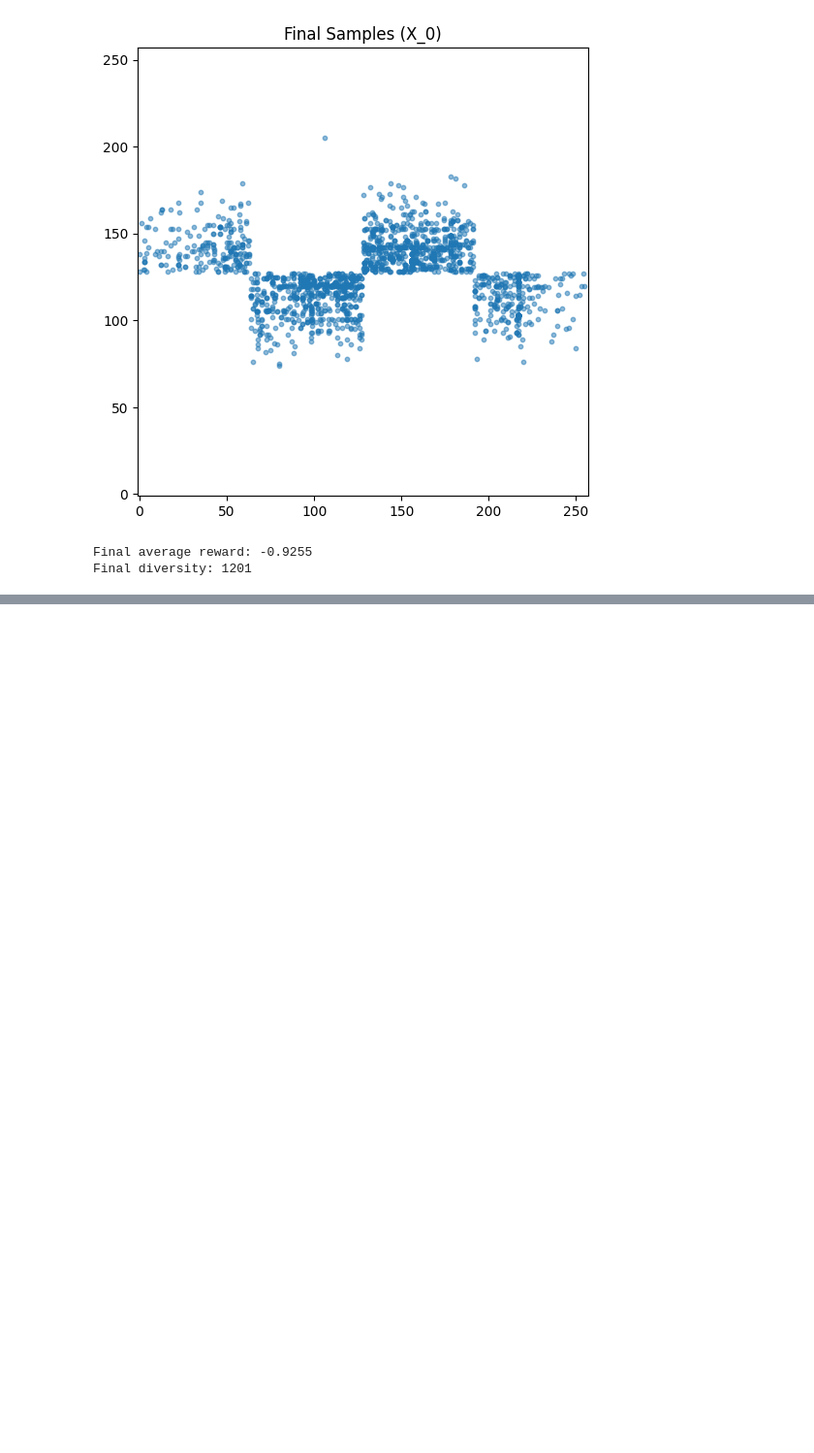
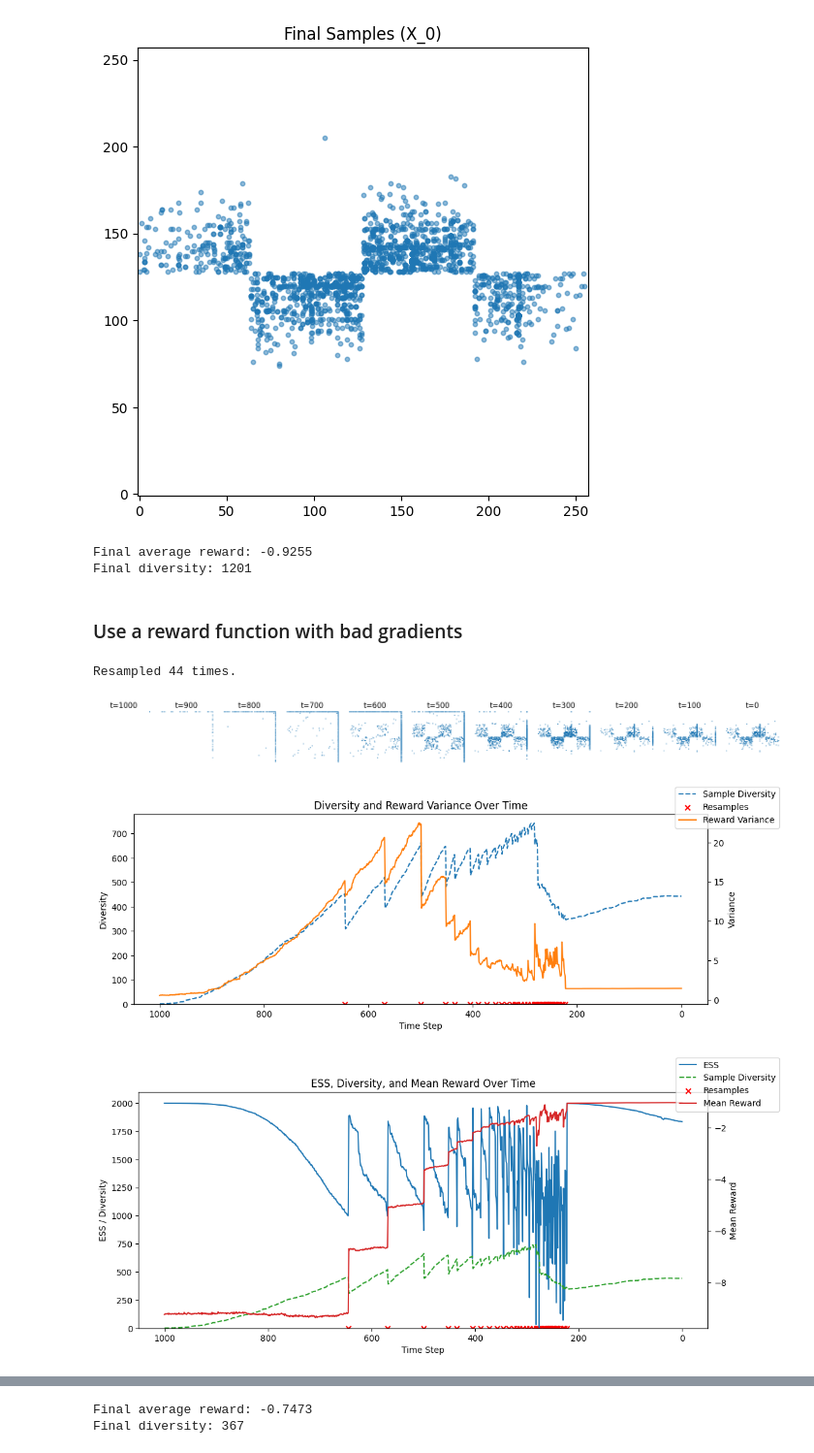
Before and after one commit to chinmay8bit/discrete-diffusion-smc-experiments, a Jupyter notebook: smc_scripts/smc_mdm_checkerboard.ipynb, the cells around one changed output, grey strips where cells are left out. Shown at 97% size. Drawn from its saved outputs; the diff is of its cells as text; code cells hidden in the pictures; blank space fills up the shorter version.

Commit message:
add experiment with bad reward function

```diff
--- a/smc_scripts/smc_mdm_checkerboard.ipynb
+++ b/smc_scripts/smc_mdm_checkerboard.ipynb
@@ -436,3 +436,49 @@ plot_smc_results_checkerboard(X_0, W_0, ess_trace, rewards_trace, particles_trac
 [figure]
 Final average reward: -0.9255
 Final diversity: 1201
+# %% [markdown]
+### Use a reward function with bad gradients
+# %%
+def compute_rewards_bad(x: Tensor, with_grad=False):
+    # x.shape : (B, 2, num_categories)
+
+    original_reward = compute_rewards(x, with_grad=False)
+
+    x = (x[:, : , :-1] * torch.arange(0, vocab_size, device=x.device)).sum(dim=-1)
+    x = x / (vocab_size - 1)
+
+    reward_x0 = - (x[:, 0] - 0.5) ** 2 * 10
+    reward_x1 = - (x[:, 1] - 0.5) ** 2 * 100
+
+    reward = reward_x0 + reward_x1
+
+    assert torch.allclose(reward, original_reward)
+    return reward
+# %%
+num_particles = 2000
+lambdas = lambda_schedule(num_timesteps)
+
+X_0, W_0, ess_trace, rewards_trace, particles_trace, log_weights_trace, resampling_trace = sequential_monte_carlo(
+    model=pretrained_model_with_subs_continuous,
+    num_categories=num_categories,
+    T=num_timesteps,
+    N=num_particles,
+    ESS_min=num_particles / 2,
+    intialize_particles_fn=intialize_particles,
+    resample_fn=systematic_resample,
+    proposal_fn=first_order_approximation_optimal_proposal_with_gradient_clipping,
+    compute_reward_fn=compute_rewards_bad,
+    lambdas=lambdas,
+    kl_weight=kl_weight,
+    reward_estimate_sample_count=100,
+    device=device,
+    verbose=False,
+)
+# %% [output]
+Resampled 44 times.
+# %%
+plot_smc_results_checkerboard(X_0, W_0, ess_trace, rewards_trace, particles_trace, log_weights_trace, resampling_trace, num_timesteps, vocab_size, num_categories, compute_rewards)
+# %% [output]
+[figure, added]
+[figure, added]
+[figure, added]
@@ -438,0 +486,2 @@ Final diversity: 1201
+Final average reward: -0.7473
+Final diversity: 367
```
Also changed, not shown: parts of 1 cell of this notebook.
